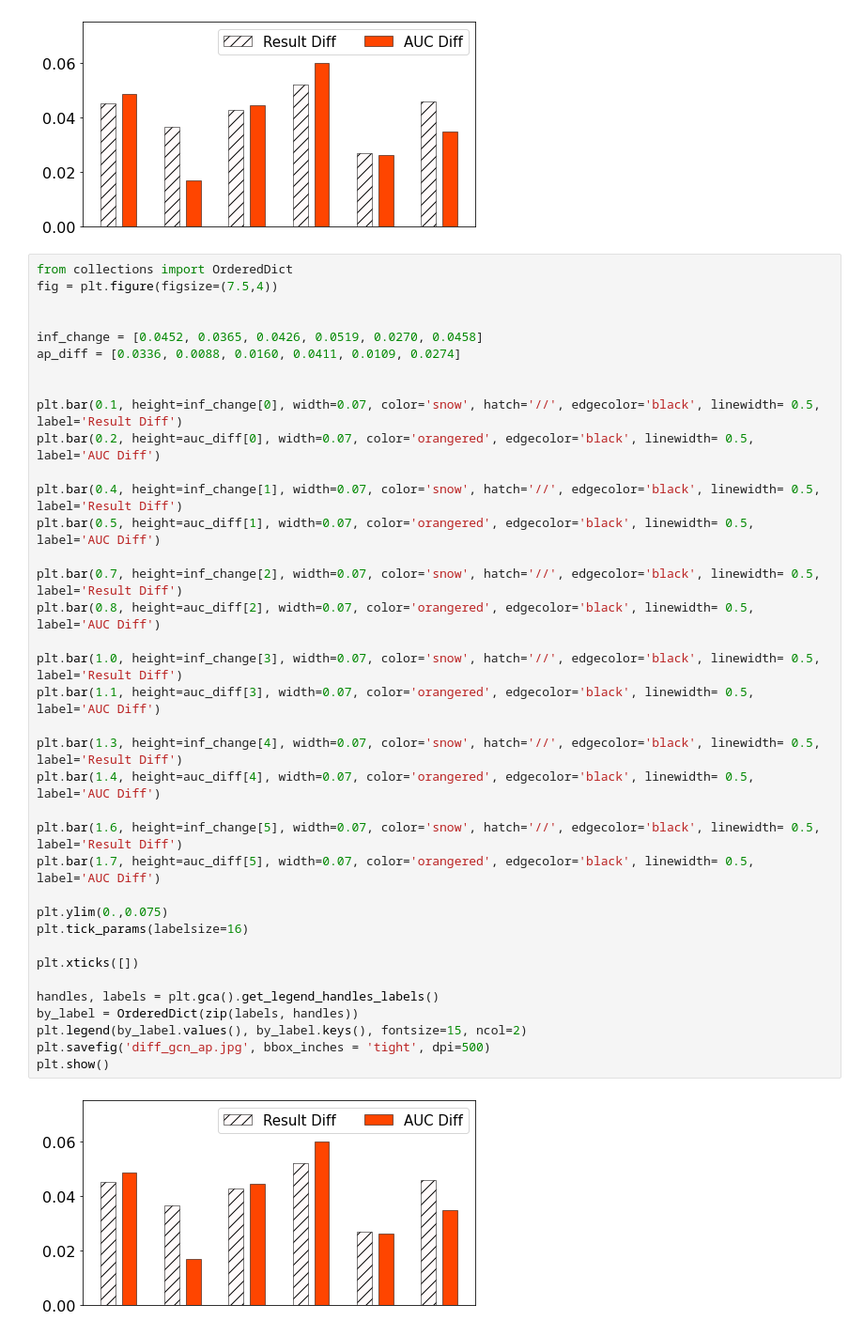
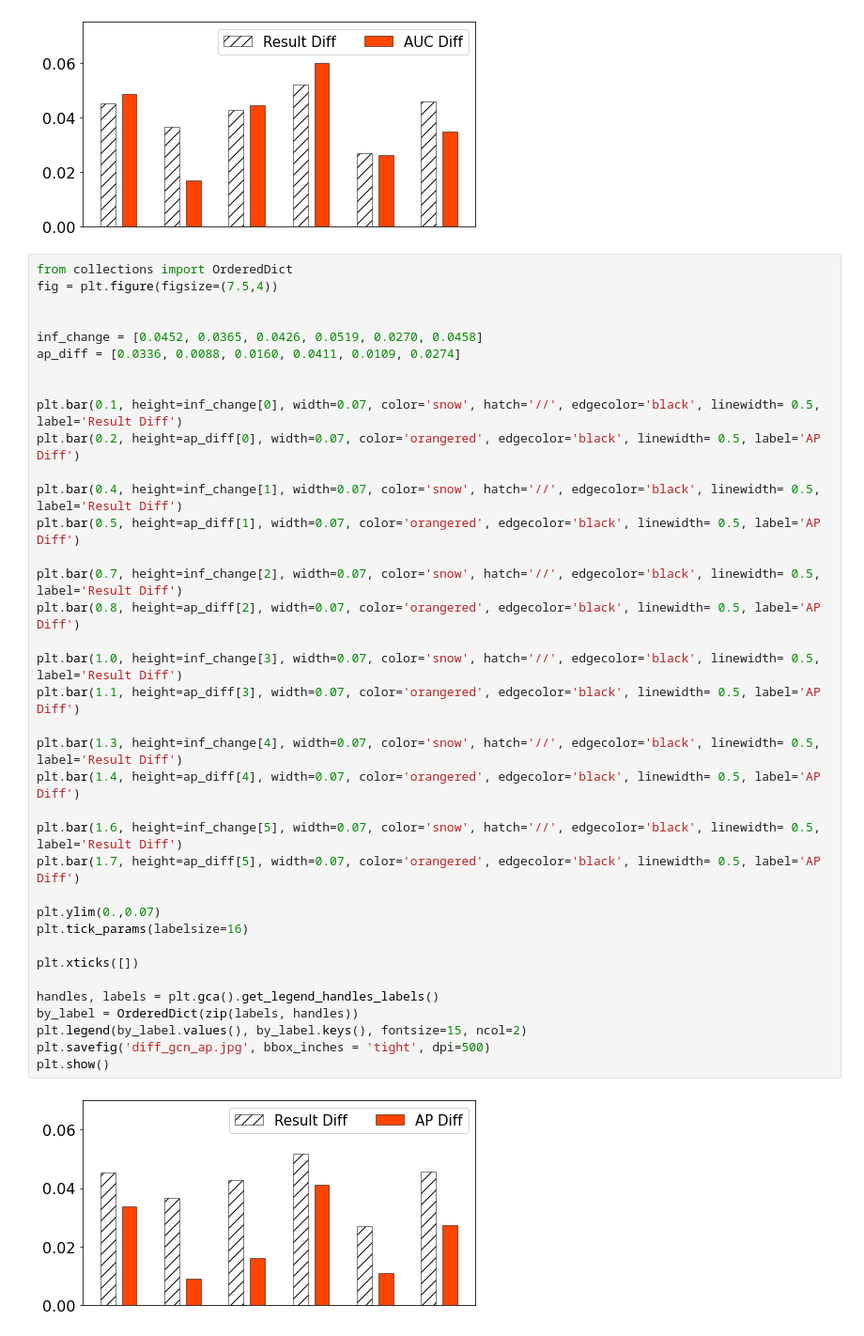
Before and after one commit to ZaccWu/botImpact, a Jupyter notebook: result_vis.ipynb, the cells around one changed output. Shown: that part at 94% size. Saved outputs shown, nothing was run; the diff lists cells and outputs as text.

```diff
--- a/result_vis.ipynb
+++ b/result_vis.ipynb
@@ -92,38 +92,38 @@ plt.show()
 from collections import OrderedDict
 fig = plt.figure(figsize=(7.5,4))
 
 
 inf_change = [0.0452, 0.0365, 0.0426, 0.0519, 0.0270, 0.0458]
 ap_diff = [0.0336, 0.0088, 0.0160, 0.0411, 0.0109, 0.0274]
 
 
 plt.bar(0.1, height=inf_change[0], width=0.07, color='snow', hatch='//', edgecolor='black', linewidth= 0.5, label='Result Diff')
-plt.bar(0.2, height=auc_diff[0], width=0.07, color='orangered', edgecolor='black', linewidth= 0.5, label='AUC Diff')
+plt.bar(0.2, height=ap_diff[0], width=0.07, color='orangered', edgecolor='black', linewidth= 0.5, label='AP Diff')
 
 plt.bar(0.4, height=inf_change[1], width=0.07, color='snow', hatch='//', edgecolor='black', linewidth= 0.5, label='Result Diff')
-plt.bar(0.5, height=auc_diff[1], width=0.07, color='orangered', edgecolor='black', linewidth= 0.5, label='AUC Diff')
+plt.bar(0.5, height=ap_diff[1], width=0.07, color='orangered', edgecolor='black', linewidth= 0.5, label='AP Diff')
 
 plt.bar(0.7, height=inf_change[2], width=0.07, color='snow', hatch='//', edgecolor='black', linewidth= 0.5, label='Result Diff')
-plt.bar(0.8, height=auc_diff[2], width=0.07, color='orangered', edgecolor='black', linewidth= 0.5, label='AUC Diff')
+plt.bar(0.8, height=ap_diff[2], width=0.07, color='orangered', edgecolor='black', linewidth= 0.5, label='AP Diff')
 
 plt.bar(1.0, height=inf_change[3], width=0.07, color='snow', hatch='//', edgecolor='black', linewidth= 0.5, label='Result Diff')
-plt.bar(1.1, height=auc_diff[3], width=0.07, color='orangered', edgecolor='black', linewidth= 0.5, label='AUC Diff')
+plt.bar(1.1, height=ap_diff[3], width=0.07, color='orangered', edgecolor='black', linewidth= 0.5, label='AP Diff')
 
 plt.bar(1.3, height=inf_change[4], width=0.07, color='snow', hatch='//', edgecolor='black', linewidth= 0.5, label='Result Diff')
-plt.bar(1.4, height=auc_diff[4], width=0.07, color='orangered', edgecolor='black', linewidth= 0.5, label='AUC Diff')
+plt.bar(1.4, height=ap_diff[4], width=0.07, color='orangered', edgecolor='black', linewidth= 0.5, label='AP Diff')
 
 plt.bar(1.6, height=inf_change[5], width=0.07, color='snow', hatch='//', edgecolor='black', linewidth= 0.5, label='Result Diff')
-plt.bar(1.7, height=auc_diff[5], width=0.07, color='orangered', edgecolor='black', linewidth= 0.5, label='AUC Diff')
+plt.bar(1.7, height=ap_diff[5], width=0.07, color='orangered', edgecolor='black', linewidth= 0.5, label='AP Diff')
 
-plt.ylim(0.,0.075)
+plt.ylim(0.,0.07)
 plt.tick_params(labelsize=16)
 
 plt.xticks([])
 
 handles, labels = plt.gca().get_legend_handles_labels()
 by_label = OrderedDict(zip(labels, handles))
 plt.legend(by_label.values(), by_label.keys(), fontsize=15, ncol=2)
 plt.savefig('diff_gcn_ap.jpg', bbox_inches = 'tight', dpi=500)
 plt.show()
 # %% [output]
-[figure, old version]
+[figure, new version]
```
Also changed, not shown: 15 other files.
